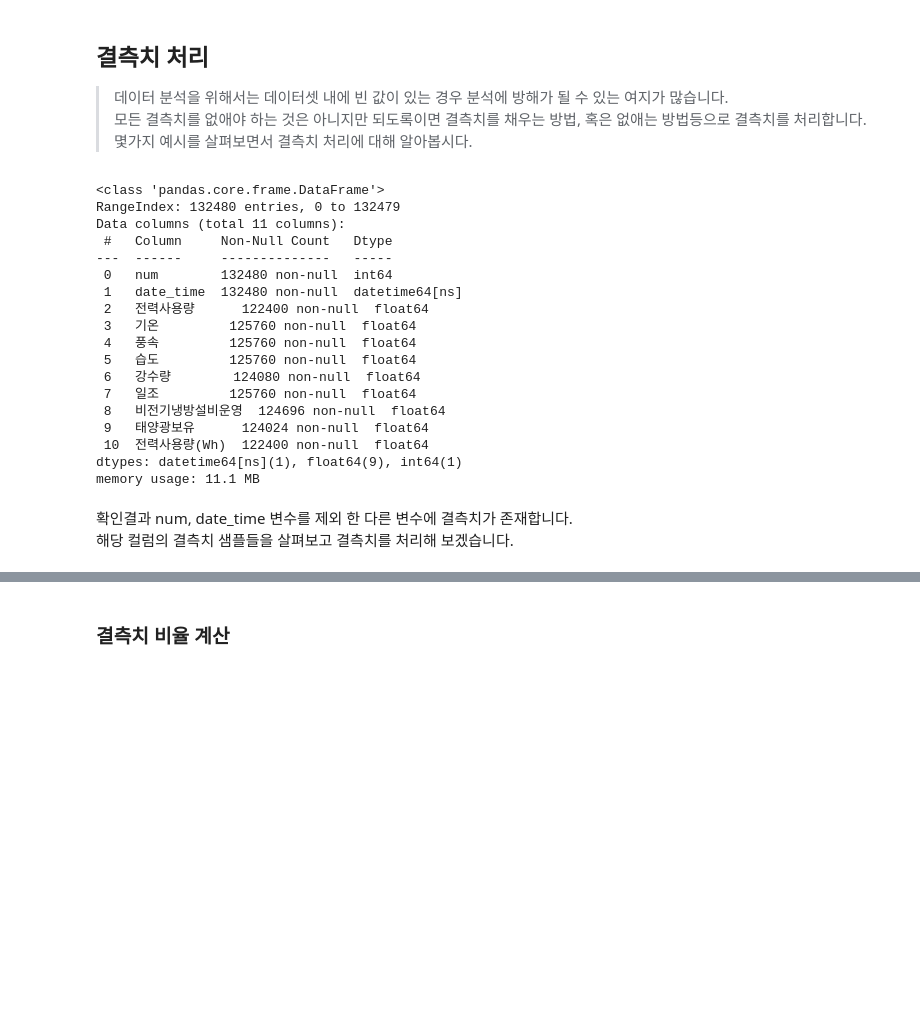
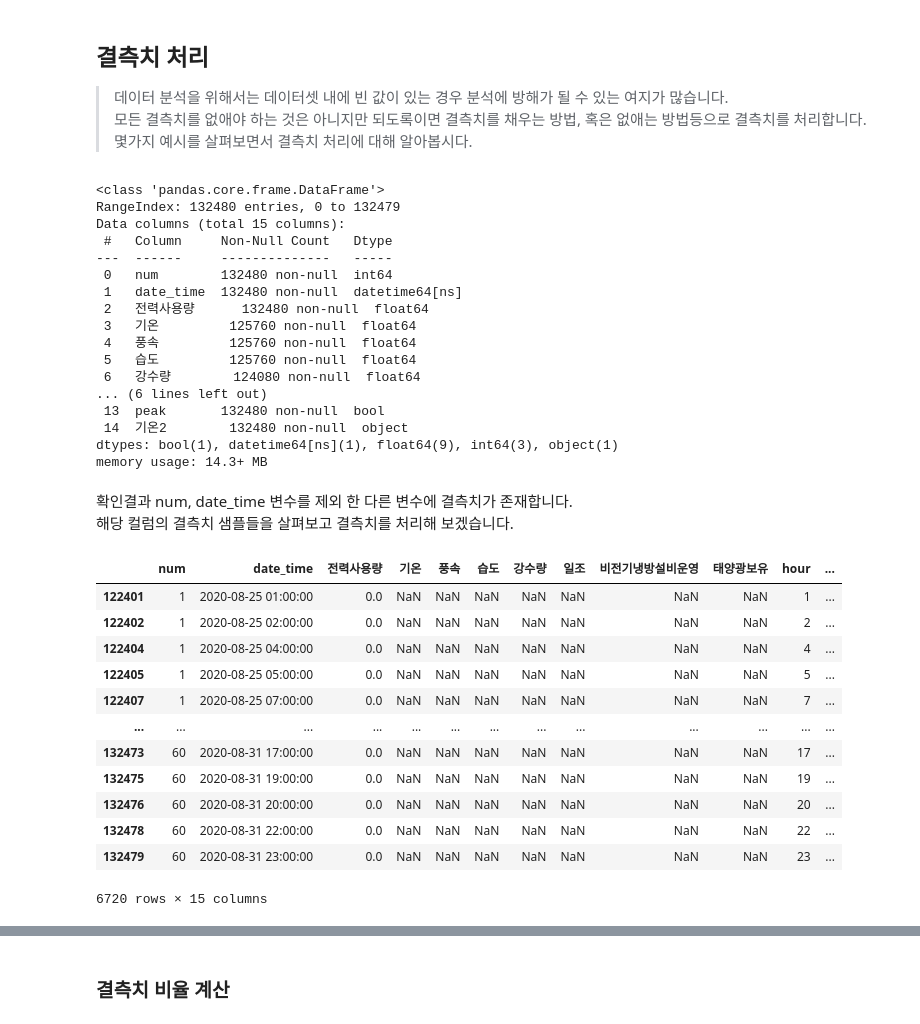
Before and after one commit to overgroove/samsung_ML, a Jupyter notebook: 03_package_pandas.ipynb, the cells around one changed output, grey strips where cells are left out. Drawn from its saved outputs; the diff is of its cells as text; code cells hidden in the pictures; blank space fills up the shorter version.

```diff
--- a/03_package_pandas.ipynb
+++ b/03_package_pandas.ipynb
@@ -1211,27 +1336,43 @@ Categories (2, object): ['저온' < '고온']
 # %%
 # info() 함수는 결측치에 대한 정보도 보여줍니다.
 # 컬럼별 isnull() 함수를 사용해도 무방합니다.
+df.info()
 # %% [output]
 <class 'pandas.core.frame.DataFrame'>
 RangeIndex: 132480 entries, 0 to 132479
-Data columns (total 11 columns):
+Data columns (total 15 columns):
  #   Column     Non-Null Count   Dtype
 ---  ------     --------------   -----
  0   num        132480 non-null  int64
  1   date_time  132480 non-null  datetime64[ns]
- 2   전력사용량      122400 non-null  float64
+ 2   전력사용량      132480 non-null  float64
  3   기온         125760 non-null  float64
  4   풍속         125760 non-null  float64
  5   습도         125760 non-null  float64
  6   강수량        124080 non-null  float64
- 7   일조         125760 non-null  float64
- 8   비전기냉방설비운영  124696 non-null  float64
- 9   태양광보유      124024 non-null  float64
- 10  전력사용량(Wh)  122400 non-null  float64
-dtypes: datetime64[ns](1), float64(9), int64(1)
-memory usage: 11.1 MB
+... (6 lines left out)
+ 13  peak       132480 non-null  bool
+ 14  기온2        132480 non-null  object
+dtypes: bool(1), datetime64[ns](1), float64(9), int64(3), object(1)
+memory usage: 14.3+ MB
 # %% [markdown]
 확인결과 num, date_time 변수를 제외 한 다른 변수에 결측치가 존재합니다.
 해당 컬럼의 결측치 샘플들을 살펴보고 결측치를 처리해 보겠습니다.
+# %%
+df.loc[df['기온'].isna()]
+# %% [output]
+|  | num | date_time | 전력사용량 | 기온 | 풍속 | 습도 | 강수량 | 일조 | 비전기냉방설비운영 | 태양광보유 | hour | ... |
+| 122401 | 1 | 2020-08-25 01:00:00 | 0.0 | NaN | NaN | NaN | NaN | NaN | NaN | NaN | 1 | ... |
+| 122402 | 1 | 2020-08-25 02:00:00 | 0.0 | NaN | NaN | NaN | NaN | NaN | NaN | NaN | 2 | ... |
+| 122404 | 1 | 2020-08-25 04:00:00 | 0.0 | NaN | NaN | NaN | NaN | NaN | NaN | NaN | 4 | ... |
+| 122405 | 1 | 2020-08-25 05:00:00 | 0.0 | NaN | NaN | NaN | NaN | NaN | NaN | NaN | 5 | ... |
+| 122407 | 1 | 2020-08-25 07:00:00 | 0.0 | NaN | NaN | NaN | NaN | NaN | NaN | NaN | 7 | ... |
+| ... | ... | ... | ... | ... | ... | ... | ... | ... | ... | ... | ... | ... |
+| 132473 | 60 | 2020-08-31 17:00:00 | 0.0 | NaN | NaN | NaN | NaN | NaN | NaN | NaN | 17 | ... |
+| 132475 | 60 | 2020-08-31 19:00:00 | 0.0 | NaN | NaN | NaN | NaN | NaN | NaN | NaN | 19 | ... |
+| 132476 | 60 | 2020-08-31 20:00:00 | 0.0 | NaN | NaN | NaN | NaN | NaN | NaN | NaN | 20 | ... |
+| 132478 | 60 | 2020-08-31 22:00:00 | 0.0 | NaN | NaN | NaN | NaN | NaN | NaN | NaN | 22 | ... |
+| 132479 | 60 | 2020-08-31 23:00:00 | 0.0 | NaN | NaN | NaN | NaN | NaN | NaN | NaN | 23 | ... |
+6720 rows × 15 columns
 # %%
 # 컬럼별 결측치 확인을 위한 isnull()함수 리턴값이 bool 형태로 반환되어 조건부 샘플링이 가능합니다.
```
Also changed, not shown: parts of 31 cells of this notebook.
